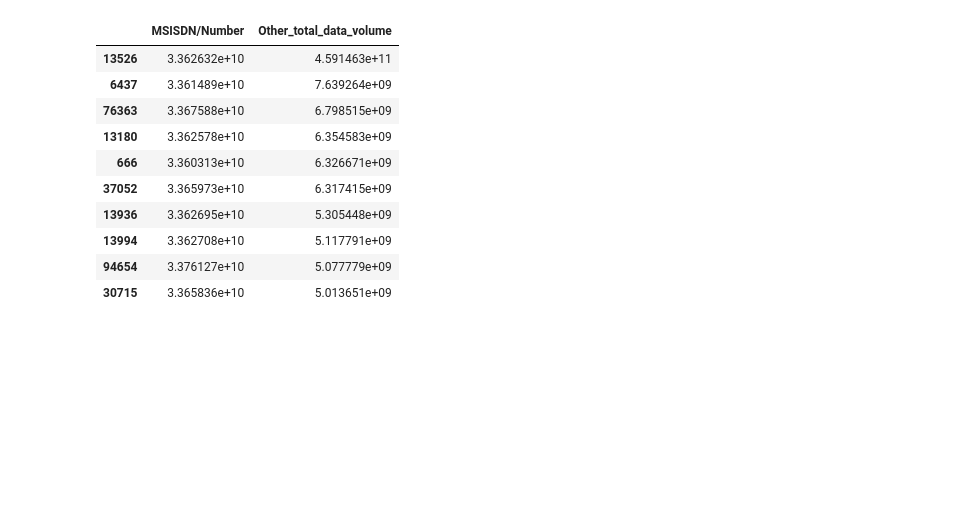
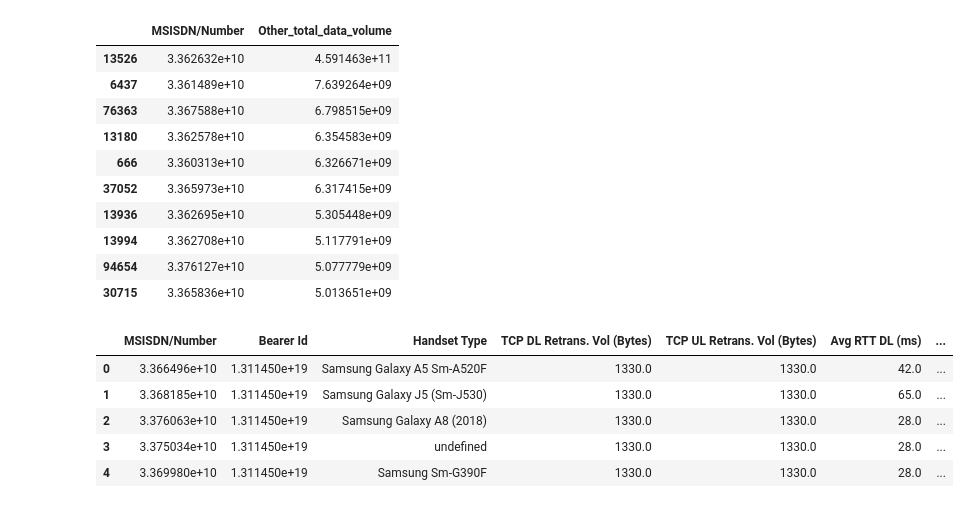
Before and after one commit to behigu/TellCo-Telecom-User-s-Data-Analysis, a Jupyter notebook: notebooks/Telco_telecom_user_data_analysis.ipynb, the cells around one changed output. Saved outputs shown, nothing was run; the diff lists cells and outputs as text; code cells hidden in the pictures; blank space fills up the shorter version.

```diff
--- a/notebooks/Telco_telecom_user_data_analysis.ipynb
+++ b/notebooks/Telco_telecom_user_data_analysis.ipynb
@@ -825,0 +838,16 @@ df_clean.groupby('MSISDN/Number',as_index=False).agg({'Other_total_data_volume':
+# %%
+new_net_df['Total TCP Retrans'] = new_net_df['TCP DL Retrans. Vol (Bytes)'] +\
+    new_net_df['TCP UL Retrans. Vol (Bytes)']
+new_net_df['Total Throughput'] = new_net_df['Avg Bearer TP DL (kbps)'] +\
+    new_net_df['Avg Bearer TP DL (kbps)']
+
+new_net_df['Total RTT'] = new_net_df['Avg RTT DL (ms)'] + new_net_df['Avg RTT UL (ms)']
+
+new_net_df.head()
+# %% [output]
+|  | MSISDN/Number | Bearer Id | Handset Type | TCP DL Retrans. Vol (Bytes) | TCP UL Retrans. Vol (Bytes) | Avg RTT DL (ms) | ... |
+| 0 | 3.366496e+10 | 1.311450e+19 | Samsung Galaxy A5 Sm-A520F | 1330.0 | 1330.0 | 42.0 | ... |
+| 1 | 3.368185e+10 | 1.311450e+19 | Samsung Galaxy J5 (Sm-J530) | 1330.0 | 1330.0 | 65.0 | ... |
+| 2 | 3.376063e+10 | 1.311450e+19 | Samsung Galaxy A8 (2018) | 1330.0 | 1330.0 | 28.0 | ... |
+| 3 | 3.375034e+10 | 1.311450e+19 | undefined | 1330.0 | 1330.0 | 28.0 | ... |
+| 4 | 3.369980e+10 | 1.311450e+19 | Samsung Sm-G390F | 1330.0 | 1330.0 | 28.0 | ... |
```
Also changed, not shown: parts of 8 cells of this notebook.
